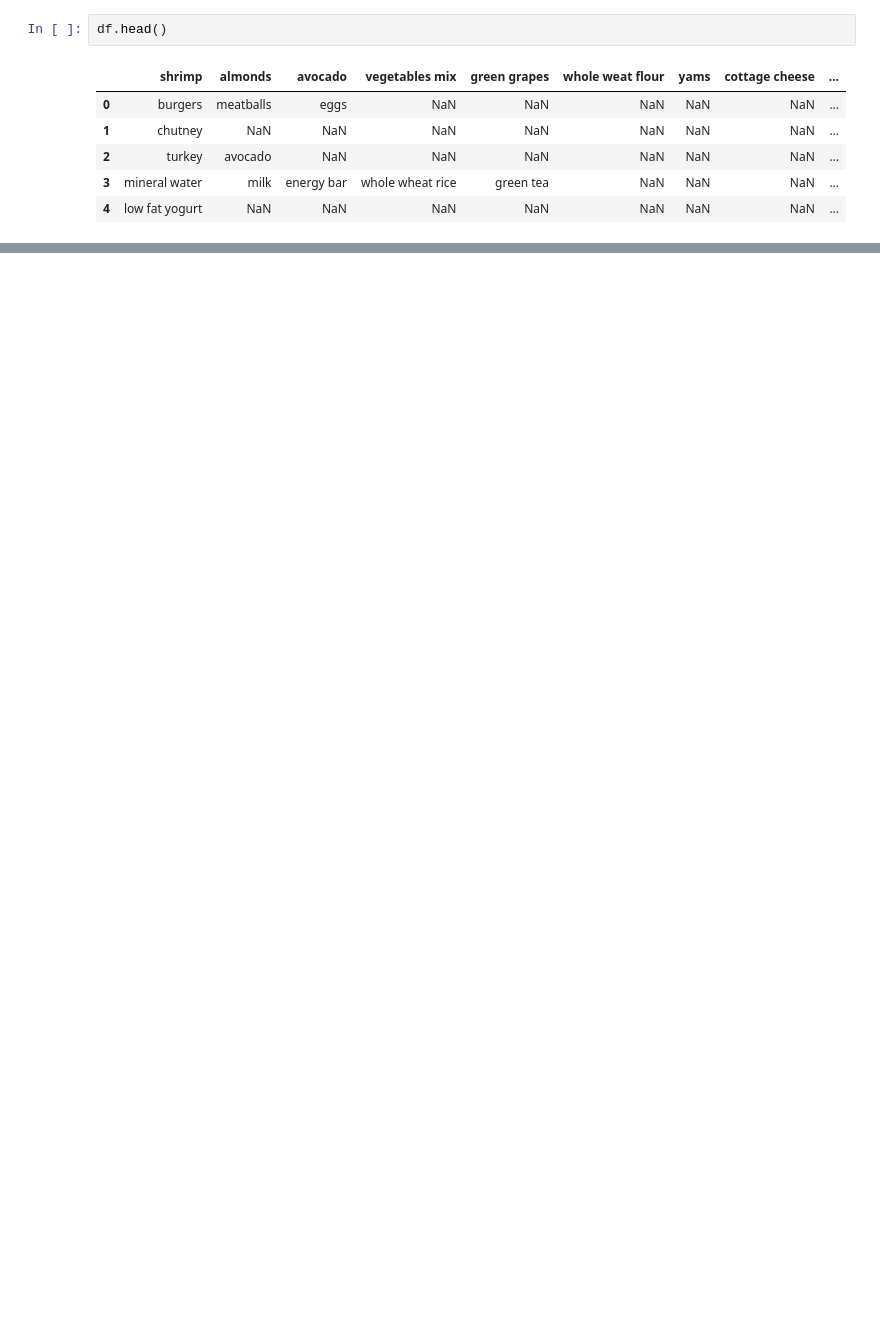
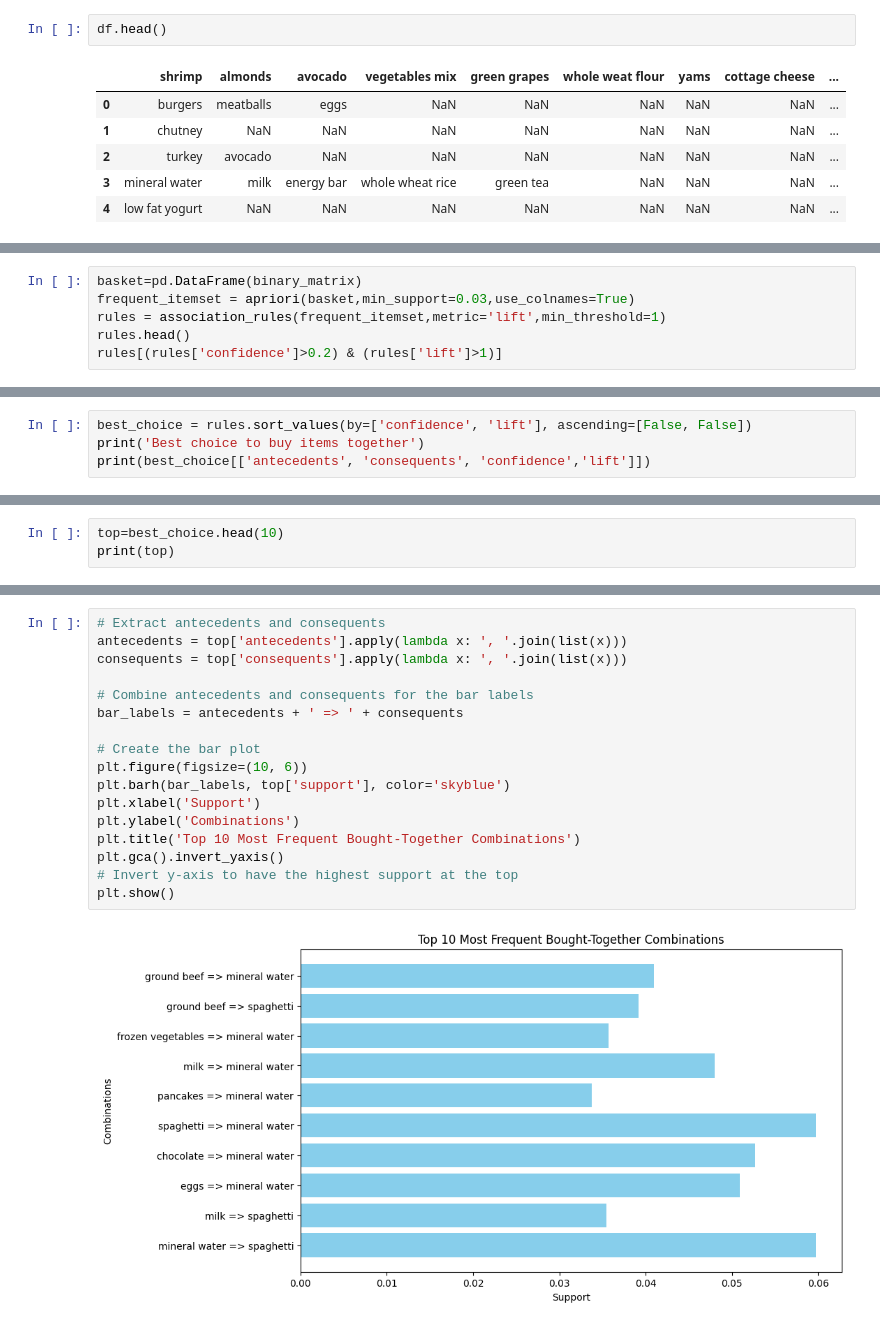
Before and after one commit to SanjayS2348553/AiML, a Jupyter notebook: 2348553_Lab03.ipynb, the cells around one changed output, grey strips where cells are left out. Saved outputs shown, nothing was run; the diff lists cells and outputs as text; blank space fills up the shorter version.

```diff
--- a/2348553_Lab03.ipynb
+++ b/2348553_Lab03.ipynb
@@ -276,0 +238,6 @@ rules.sort_values(by = 'lift', ascending = False)
+# %%
+basket=pd.DataFrame(binary_matrix)
+frequent_itemset = apriori(basket,min_support=0.03,use_colnames=True)
+rules = association_rules(frequent_itemset,metric='lift',min_threshold=1)
+rules.head()
+rules[(rules['confidence']>0.2) & (rules['lift']>1)]
@@ -276,0 +284,4 @@ rules.sort_values(by = 'lift', ascending = False)
+# %%
+best_choice = rules.sort_values(by=['confidence', 'lift'], ascending=[False, False])
+print('Best choice to buy items together')
+print(best_choice[['antecedents', 'consequents', 'confidence','lift']])
@@ -276,0 +306,3 @@ rules.sort_values(by = 'lift', ascending = False)
+# %%
+top=best_choice.head(10)
+print(top)
@@ -276,0 +327,19 @@ rules.sort_values(by = 'lift', ascending = False)
+# %%
+# Extract antecedents and consequents
+antecedents = top['antecedents'].apply(lambda x: ', '.join(list(x)))
+consequents = top['consequents'].apply(lambda x: ', '.join(list(x)))
+
+# Combine antecedents and consequents for the bar labels
+bar_labels = antecedents + ' => ' + consequents
+
+# Create the bar plot
+plt.figure(figsize=(10, 6))
+plt.barh(bar_labels, top['support'], color='skyblue')
+plt.xlabel('Support')
+plt.ylabel('Combinations')
+plt.title('Top 10 Most Frequent Bought-Together Combinations')
+plt.gca().invert_yaxis()
+# Invert y-axis to have the highest support at the top
+plt.show()
+# %% [output]
+[figure, added]
```
Also changed, not shown: parts of 52 cells of this notebook.
